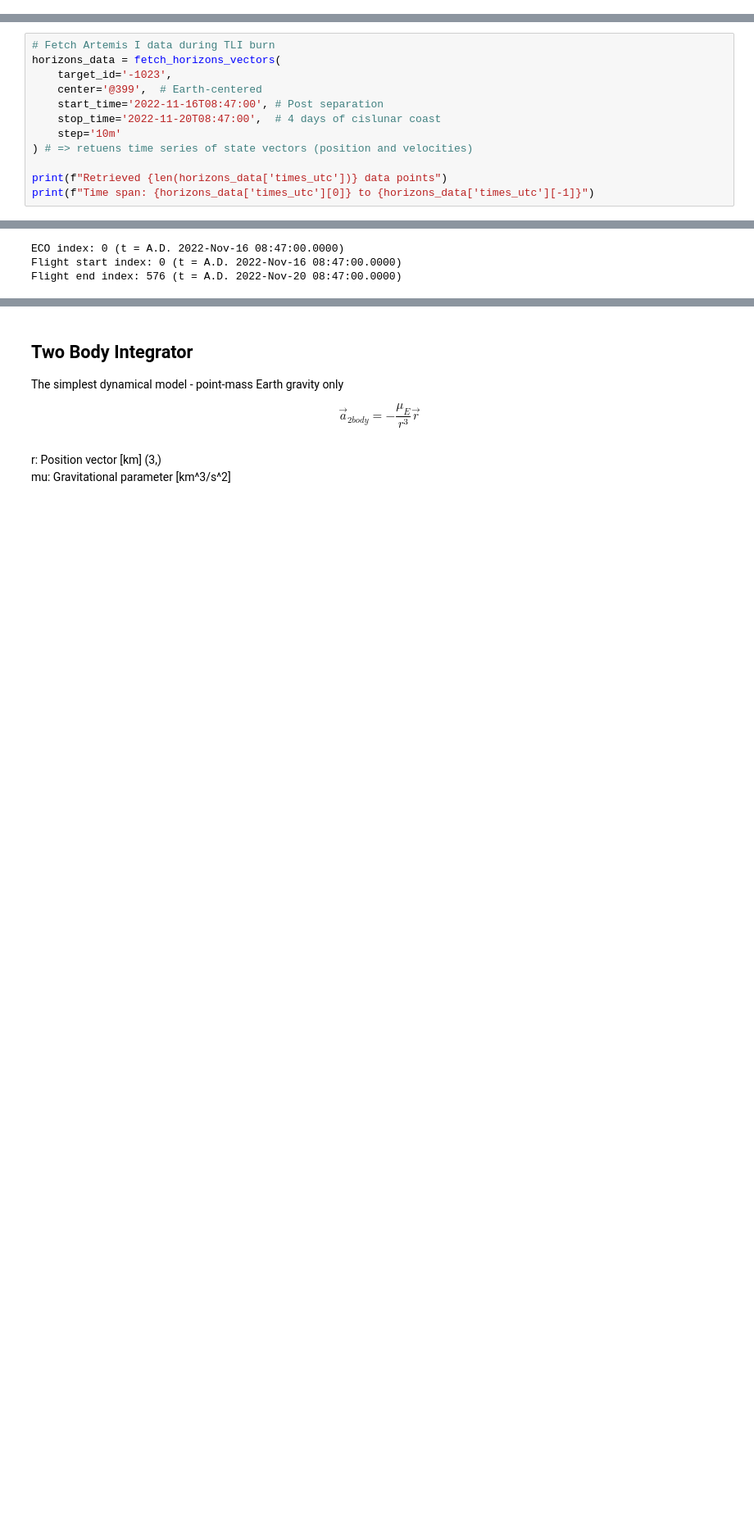
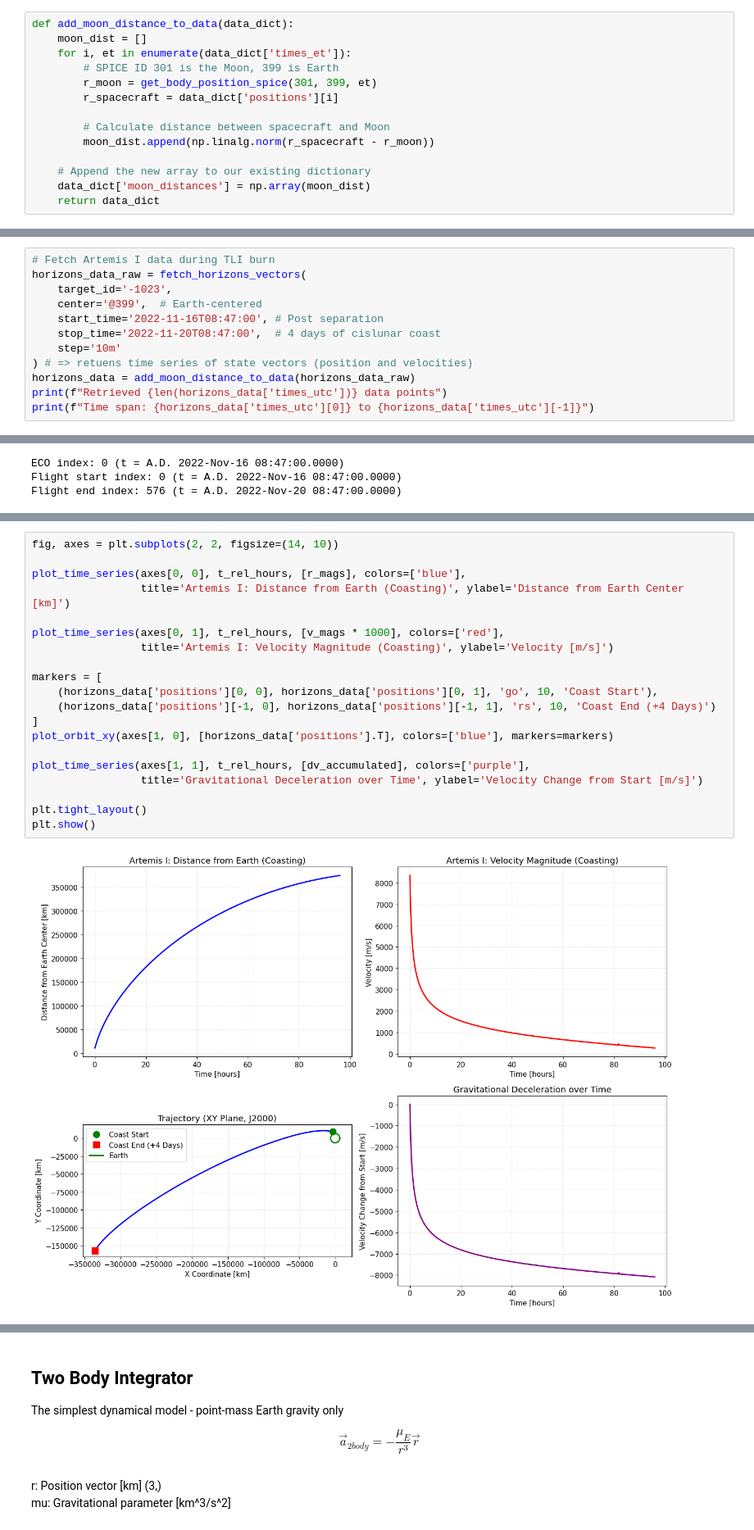
Before and after one commit to w-winnie/MLsandbox, a Jupyter notebook: astro_sandbox/notebooks/artemis/artemis_orbital_sandbox1.ipynb, the cells around one changed output, grey strips where cells are left out. Shown at 82% size. Cells and saved outputs as stored; diff of their text form; blank space fills up the shorter version.

Commit message:
Updated artemis 1

```diff
--- a/astro_sandbox/notebooks/artemis/artemis_orbital_sandbox1.ipynb
+++ b/astro_sandbox/notebooks/artemis/artemis_orbital_sandbox1.ipynb
@@ -156,18 +283,32 @@ def fetch_horizons_vectors(target_id, center, start_time, stop_time, step='1m'):
         'positions': positions,  # [km]
         'velocities': velocities  # [km/s]
     }
+# %%
+def add_moon_distance_to_data(data_dict):
+    moon_dist = []
+    for i, et in enumerate(data_dict['times_et']):
+        # SPICE ID 301 is the Moon, 399 is Earth
+        r_moon = get_body_position_spice(301, 399, et)
+        r_spacecraft = data_dict['positions'][i]
+
+        # Calculate distance between spacecraft and Moon
+        moon_dist.append(np.linalg.norm(r_spacecraft - r_moon))
+
+    # Append the new array to our existing dictionary
+    data_dict['moon_distances'] = np.array(moon_dist)
+    return data_dict
 # %% [markdown]
 ### Run
 # %%
 # Fetch Artemis I data during TLI burn
-horizons_data = fetch_horizons_vectors(
+horizons_data_raw = fetch_horizons_vectors(
     target_id='-1023',
     center='@399',  # Earth-centered
     start_time='2022-11-16T08:47:00', # Post separation
     stop_time='2022-11-20T08:47:00',  # 4 days of cislunar coast
     step='10m'
 ) # => retuens time series of state vectors (position and velocities)
-
+horizons_data = add_moon_distance_to_data(horizons_data_raw)
 print(f"Retrieved {len(horizons_data['times_utc'])} data points")
 print(f"Time span: {horizons_data['times_utc'][0]} to {horizons_data['times_utc'][-1]}")
 # %% [output]
@@ -280,0 +375,22 @@ Total velocity change due to gravity during 4-day window: -8083.8 m/s
+# %%
+fig, axes = plt.subplots(2, 2, figsize=(14, 10))
+
+plot_time_series(axes[0, 0], t_rel_hours, [r_mags], colors=['blue'],
+                 title='Artemis I: Distance from Earth (Coasting)', ylabel='Distance from Earth Center [km]')
+
+plot_time_series(axes[0, 1], t_rel_hours, [v_mags * 1000], colors=['red'],
+                 title='Artemis I: Velocity Magnitude (Coasting)', ylabel='Velocity [m/s]')
+
+markers = [
+    (horizons_data['positions'][0, 0], horizons_data['positions'][0, 1], 'go', 10, 'Coast Start'),
+    (horizons_data['positions'][-1, 0], horizons_data['positions'][-1, 1], 'rs', 10, 'Coast End (+4 Days)')
+]
+plot_orbit_xy(axes[1, 0], [horizons_data['positions'].T], colors=['blue'], markers=markers)
+
+plot_time_series(axes[1, 1], t_rel_hours, [dv_accumulated], colors=['purple'],
+                 title='Gravitational Deceleration over Time', ylabel='Velocity Change from Start [m/s]')
+
+plt.tight_layout()
+plt.show()
+# %% [output]
+[figure, added]
```
Also changed, not shown: parts of 74 cells of this notebook.
